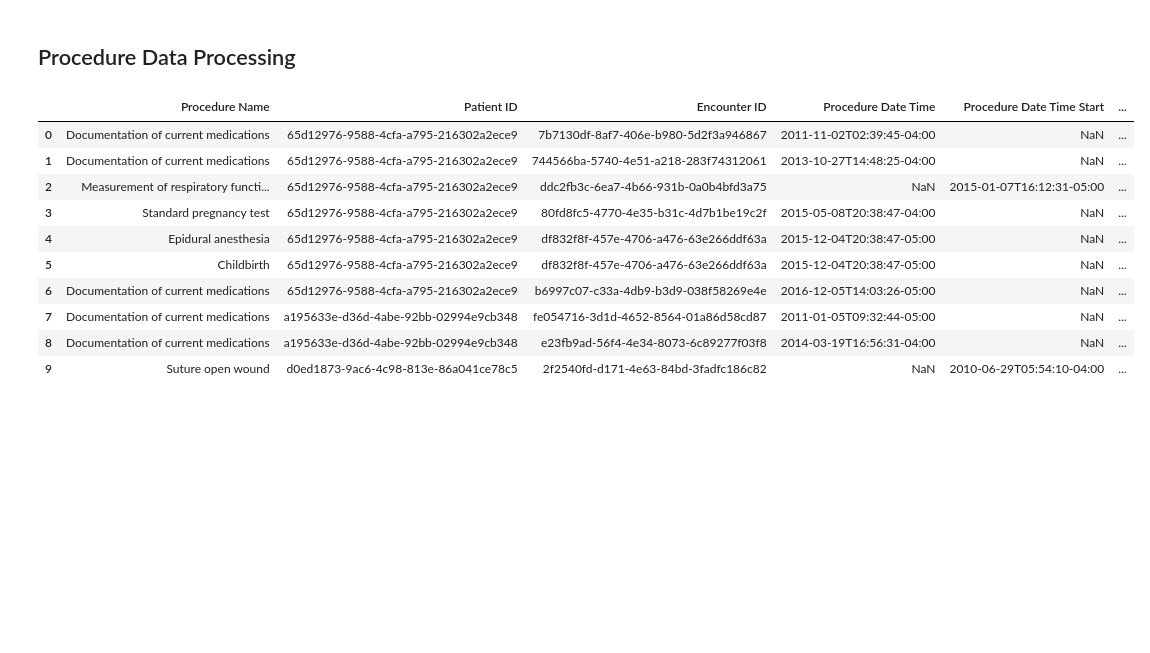
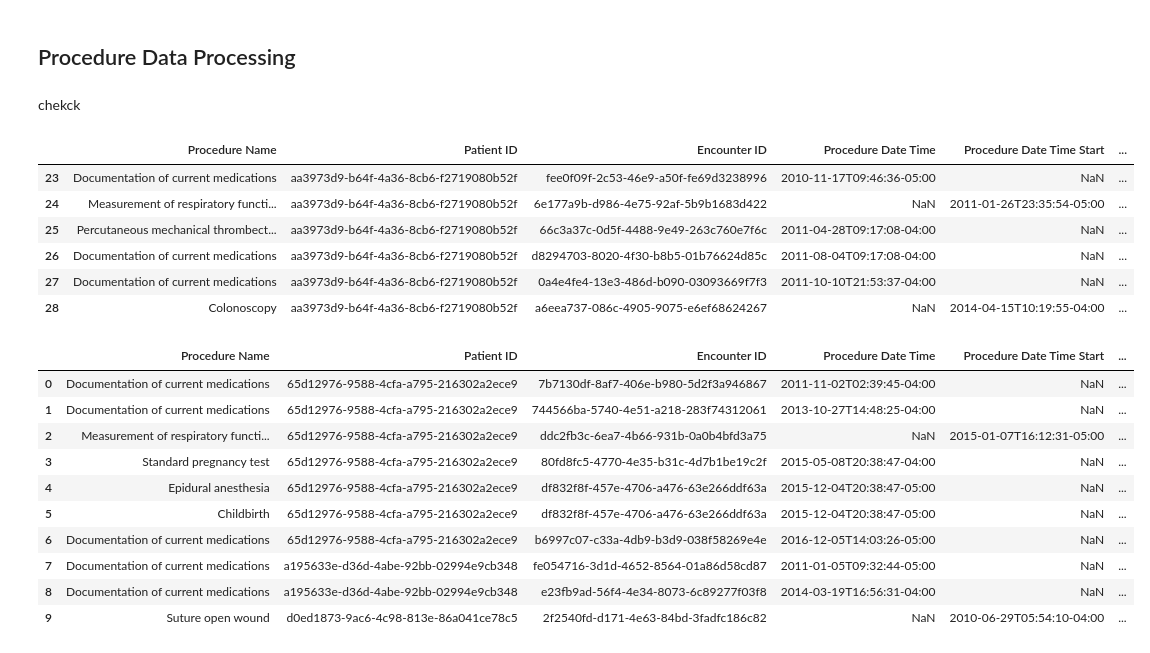
Before and after one commit to nischalmainali21/python_image_task, a Jupyter notebook: health_task/procedure.ipynb, the cells around one changed output. Cells and saved outputs as stored; diff of their text form; code cells hidden in the pictures; blank space fills up the shorter version.

Commit message:
data checking

```diff
--- a/health_task/procedure.ipynb
+++ b/health_task/procedure.ipynb
@@ -276,4 +277,16 @@ procedure_data_csv('./health_data/healthcare-datasets/','./output_csv/procedure_
 procedure_data = pd.read_csv('./output_csv/procedure_data.csv')
+# %% [markdown]
+chekck
+# %%
+procedure_data[procedure_data['Patient ID'] == 'aa3973d9-b64f-4a36-8cb6-f2719080b52f']
+# %% [output]
+|  | Procedure Name | Patient ID | Encounter ID | Procedure Date Time | Procedure Date Time Start | ... |
+| 23 | Documentation of current medications | aa3973d9-b64f-4a36-8cb6-f2719080b52f | fee0f09f-2c53-46e9-a50f-fe69d3238996 | 2010-11-17T09:46:36-05:00 | NaN | ... |
+| 24 | Measurement of respiratory functi... | aa3973d9-b64f-4a36-8cb6-f2719080b52f | 6e177a9b-d986-4e75-92af-5b9b1683d422 | NaN | 2011-01-26T23:35:54-05:00 | ... |
+| 25 | Percutaneous mechanical thrombect... | aa3973d9-b64f-4a36-8cb6-f2719080b52f | 66c3a37c-0d5f-4488-9e49-263c760e7f6c | 2011-04-28T09:17:08-04:00 | NaN | ... |
+| 26 | Documentation of current medications | aa3973d9-b64f-4a36-8cb6-f2719080b52f | d8294703-8020-4f30-b8b5-01b76624d85c | 2011-08-04T09:17:08-04:00 | NaN | ... |
+| 27 | Documentation of current medications | aa3973d9-b64f-4a36-8cb6-f2719080b52f | 0a4e4fe4-13e3-486d-b090-03093669f7f3 | 2011-10-10T21:53:37-04:00 | NaN | ... |
+| 28 | Colonoscopy | aa3973d9-b64f-4a36-8cb6-f2719080b52f | a6eea737-086c-4905-9075-e6ef68624267 | NaN | 2014-04-15T10:19:55-04:00 | ... |
 # %%
 procedure_data.head(10)
 # %% [output]
```
Also changed, not shown: parts of 1 cell of this notebook, 1 other file.
